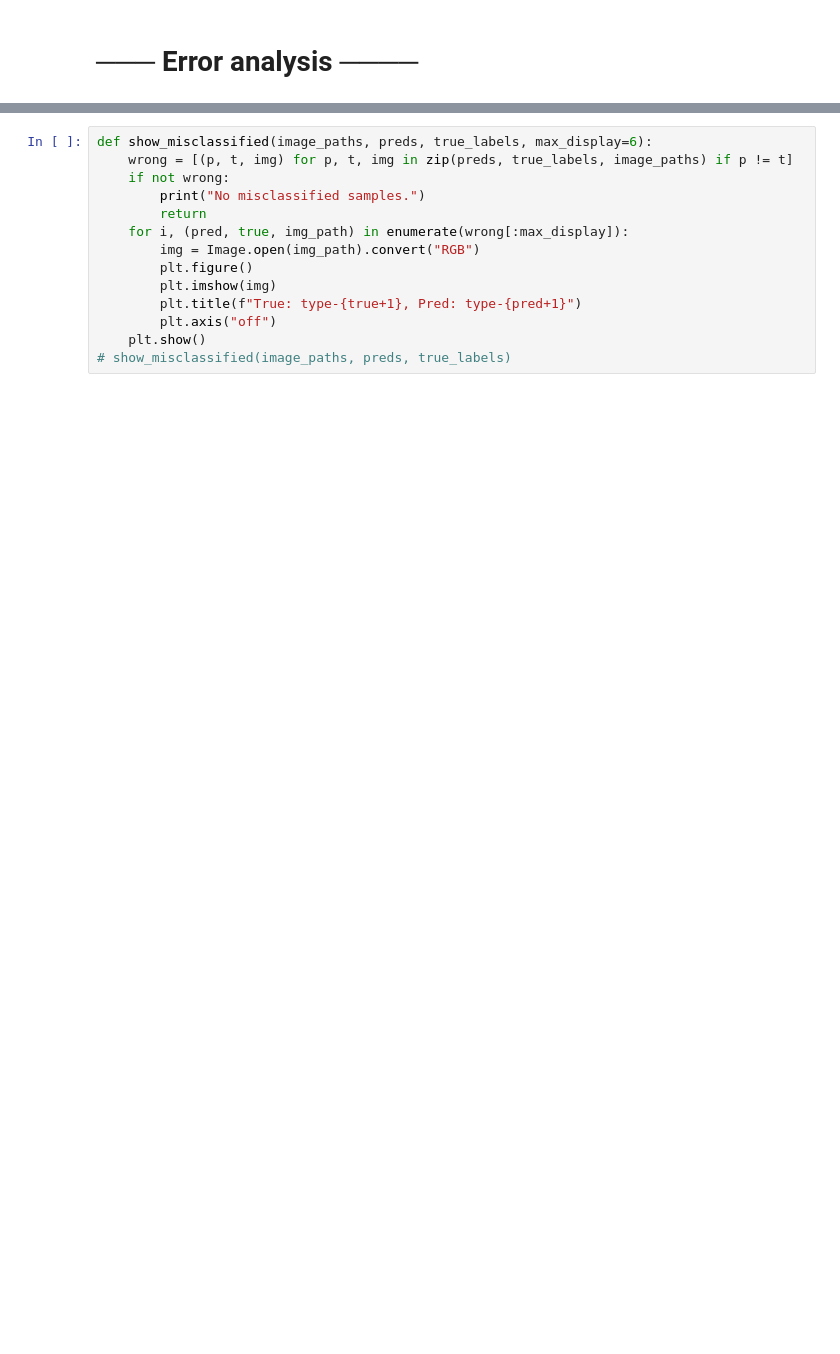
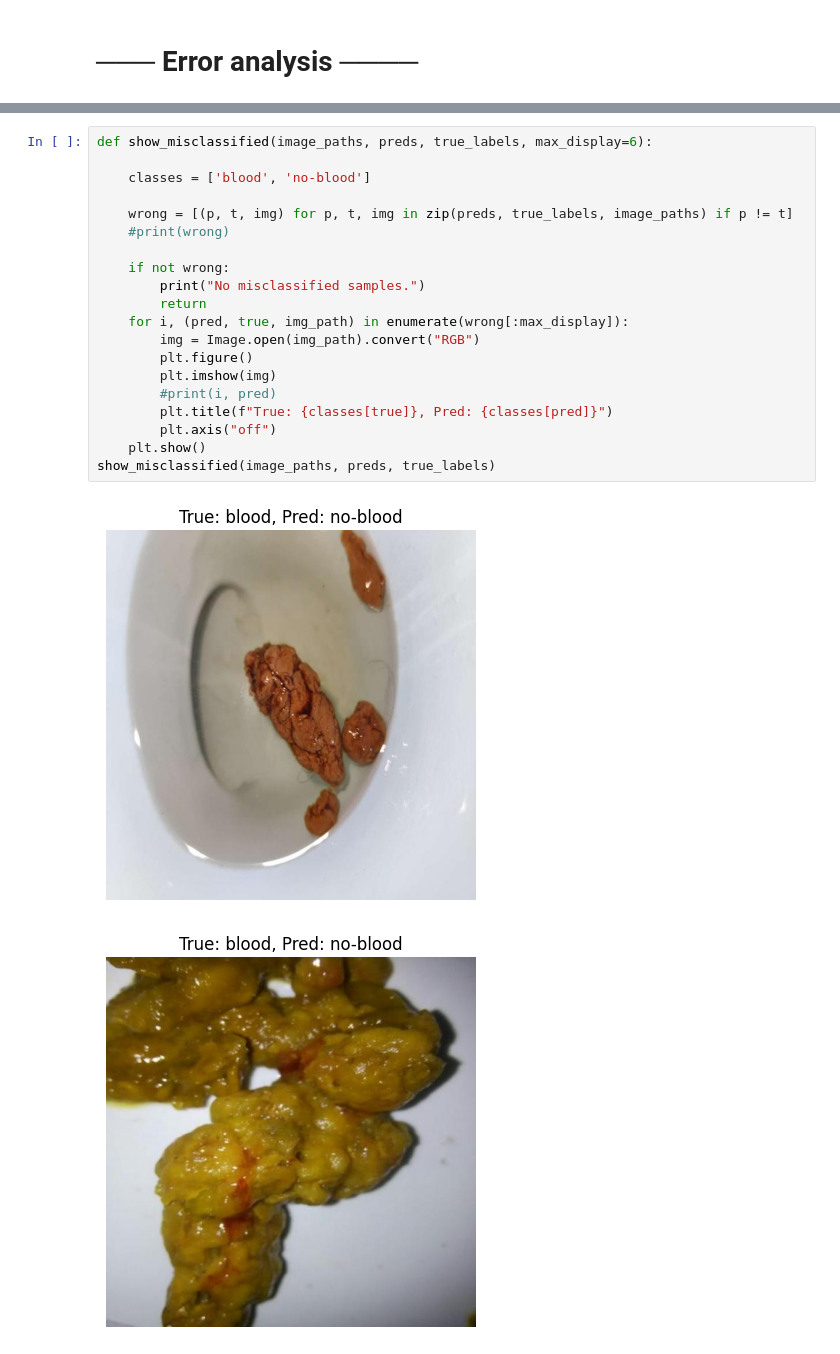
Before and after one commit to SebastianApelgren/poop-ai, a Jupyter notebook: ipynb/CLIP_classification.ipynb, the cells around one changed output, grey strips where cells are left out. Cells and saved outputs as stored; diff of their text form; blank space fills up the shorter version.

```diff
--- a/ipynb/CLIP_classification.ipynb
+++ b/ipynb/CLIP_classification.ipynb
@@ -189,14 +138,23 @@ print(cm)
 # %%
 def show_misclassified(image_paths, preds, true_labels, max_display=6):
+
+    classes = ['blood', 'no-blood']
+
     wrong = [(p, t, img) for p, t, img in zip(preds, true_labels, image_paths) if p != t]
+    #print(wrong)
+
     if not wrong:
         print("No misclassified samples.")
         return
     for i, (pred, true, img_path) in enumerate(wrong[:max_display]):
         img = Image.open(img_path).convert("RGB")
         plt.figure()
         plt.imshow(img)
-        plt.title(f"True: type-{true+1}, Pred: type-{pred+1}")
+        #print(i, pred)
+        plt.title(f"True: {classes[true]}, Pred: {classes[pred]}")
         plt.axis("off")
     plt.show()
-# show_misclassified(image_paths, preds, true_labels)
+show_misclassified(image_paths, preds, true_labels)
+# %% [output]
+[figure, added]
+[figure, added]
```
Also changed, not shown: parts of 10 cells of this notebook, 7 other files.
